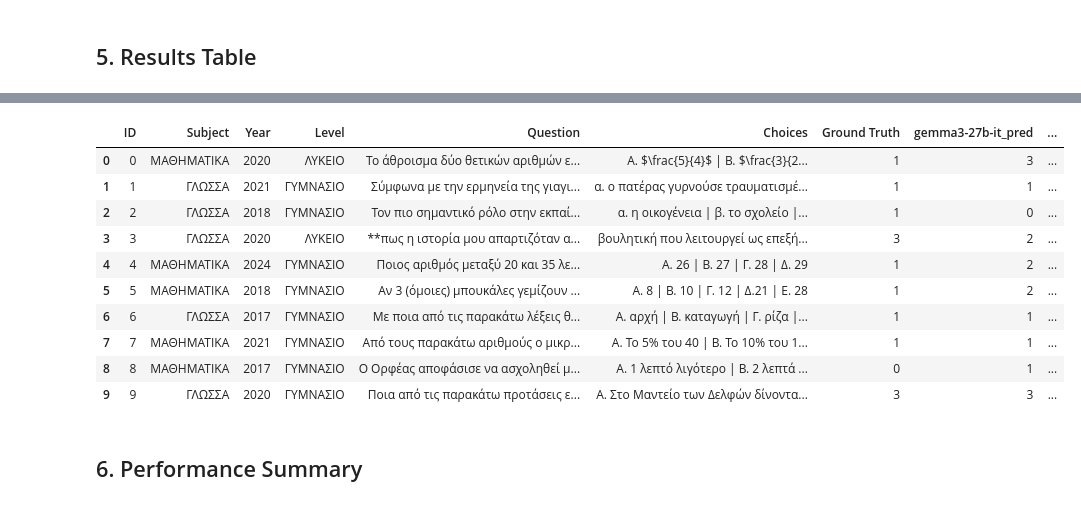
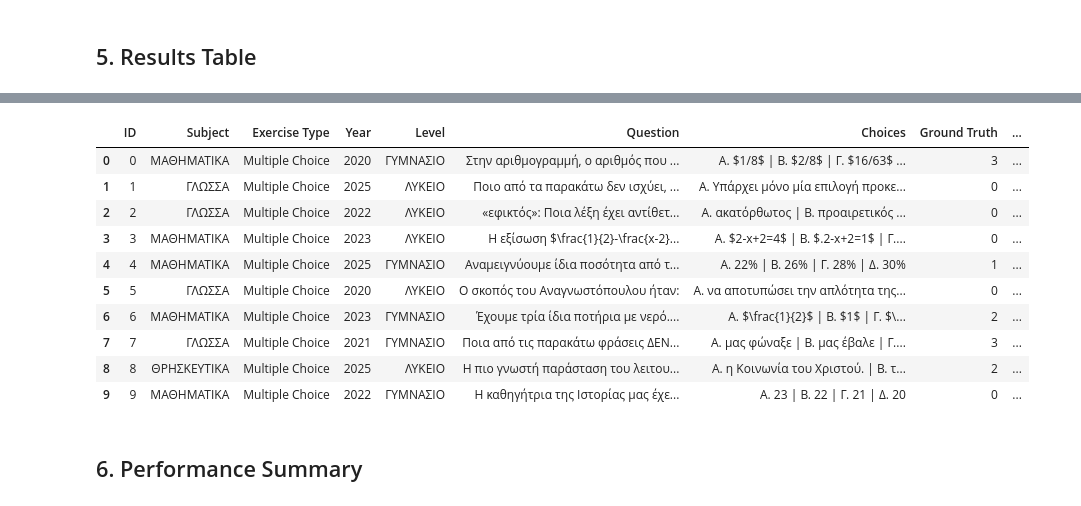
Before and after one commit to PK9811-hub/protipa_exams_dataset, a Jupyter notebook: eval_protipa_exams.ipynb, the cells around one changed output, grey strips where cells are left out. Drawn from its saved outputs; the diff is of its cells as text; code cells hidden in the pictures.

Commit message:
Updated eval_protipa_exams notebook with initial experiments to estimate models' accuracy

```diff
--- a/eval_protipa_exams.ipynb
+++ b/eval_protipa_exams.ipynb
@@ -149,7 +202,7 @@ logger.info("Evaluation task defined successfully.")
 comparison_results = {}
 all_samples = {}
 
-EVAL_LIMIT = 100  # Adjust this to run more/less samples
+EVAL_LIMIT = None  # Adjust this to run more/less samples
 
 for model_name in models_to_test:
     logger.info(f"Starting evaluation for model: {model_name}")
@@ -188,6 +241,7 @@ for model_name in models_to_test:
                     all_samples[i] = {
                         "Question": doc.get('question', 'N/A'),
                         "Subject": doc.get('subject', 'N/A'),
+                        "Exercise Type": doc.get('exercise_type', 'N/A'),
                         "Year": doc.get('year', 'N/A'),
                         "Level": doc.get('school_level', 'N/A'),
                         "Ground Truth": str(doc.get('answer_index', 'N/A')),
@@ -236,6 +293,7 @@ if all_samples:
         row = {
             "ID": idx,
             "Subject": data["Subject"],
+            "Exercise Type": data.get("Exercise Type", "N/A"),
             "Year": data["Year"],
             "Level": data["Level"],
             "Question": data["Question"],
@@ -252,7 +310,9 @@ if all_samples:
     df_results = pd.DataFrame(table_data)
 
     # Save CSV
-    results_file = results_dir / "eval_results_table.csv"
+    #results_file = results_dir / "eval_results_table.csv"
+    results_file = results_dir/ "eval_results_RQ3_closed_types_table.csv"
+    #results_file = results_dir/ "eval_results_RQ1_all_subjects_closed_types_table.csv"
     df_results.to_csv(results_file, index=False, encoding='utf-8-sig')
     logger.info(f"Table saved to: {results_file}")
 
@@ -263,14 +323,14 @@ if all_samples:
-|  | ID | Subject | Year | Level | Question | Choices | Ground Truth | gemma3-27b-it_pred | ... |
-| 0 | 0 | ΜΑΘΗΜΑΤΙΚΑ | 2020 | ΛΥΚΕΙΟ | Το άθροισμα δύο θετικών αριθμών ε... | A. $\frac{5}{4}$ | B. $\frac{3}{2... | 1 | 3 | ... |
-| 1 | 1 | ΓΛΩΣΣΑ | 2021 | ΓΥΜΝΑΣΙΟ | Σύμφωνα με την ερμηνεία της γιαγι... | α. ο πατέρας γυρνούσε τραυματισμέ... | 1 | 1 | ... |
-| 2 | 2 | ΓΛΩΣΣΑ | 2018 | ΓΥΜΝΑΣΙΟ | Τον πιο σημαντικό ρόλο στην εκπαί... | α. η οικογένεια | β. το σχολείο |... | 1 | 0 | ... |
-| 3 | 3 | ΓΛΩΣΣΑ | 2020 | ΛΥΚΕΙΟ | **πως η ιστορία μου απαρτιζόταν α... | βουλητική που λειτουργεί ως επεξή... | 3 | 2 | ... |
-| 4 | 4 | ΜΑΘΗΜΑΤΙΚΑ | 2024 | ΓΥΜΝΑΣΙΟ | Ποιος αριθμός μεταξύ 20 και 35 λε... | A. 26 | B. 27 | Γ. 28 | Δ. 29 | 1 | 2 | ... |
-| 5 | 5 | ΜΑΘΗΜΑΤΙΚΑ | 2018 | ΓΥΜΝΑΣΙΟ | Αν 3 (όμοιες) μπουκάλες γεμίζουν ... | Α. 8 | Β. 10 | Γ. 12 | Δ.21 | Ε. 28 | 1 | 2 | ... |
-| 6 | 6 | ΓΛΩΣΣΑ | 2017 | ΓΥΜΝΑΣΙΟ | Με ποια από τις παρακάτω λέξεις θ... | Α. αρχή | Β. καταγωγή | Γ. ρίζα |... | 1 | 1 | ... |
-| 7 | 7 | ΜΑΘΗΜΑΤΙΚΑ | 2021 | ΓΥΜΝΑΣΙΟ | Από τους παρακάτω αριθμούς ο μικρ... | Α. Το 5% του 40 | Β. Το 10% του 1... | 1 | 1 | ... |
-| 8 | 8 | ΜΑΘΗΜΑΤΙΚΑ | 2017 | ΓΥΜΝΑΣΙΟ | Ο Ορφέας αποφάσισε να ασχοληθεί μ... | Α. 1 λεπτό λιγότερο | Β. 2 λεπτά ... | 0 | 1 | ... |
-| 9 | 9 | ΓΛΩΣΣΑ | 2020 | ΓΥΜΝΑΣΙΟ | Ποια από τις παρακάτω προτάσεις ε... | Α. Στο Μαντείο των Δελφών δίνοντα... | 3 | 3 | ... |
+|  | ID | Subject | Exercise Type | Year | Level | Question | Choices | Ground Truth | ... |
+| 0 | 0 | ΜΑΘΗΜΑΤΙΚΑ | Multiple Choice | 2020 | ΓΥΜΝΑΣΙΟ | Στην αριθμογραμμή, ο αριθμός που ... | A. $1/8$ | B. $2/8$ | Γ. $16/63$ ... | 3 | ... |
+| 1 | 1 | ΓΛΩΣΣΑ | Multiple Choice | 2025 | ΛΥΚΕΙΟ | Ποιο από τα παρακάτω δεν ισχύει, ... | Α. Υπάρχει μόνο μία επιλογή προκε... | 0 | ... |
+| 2 | 2 | ΓΛΩΣΣΑ | Multiple Choice | 2022 | ΛΥΚΕΙΟ | «εφικτός»: Ποια λέξη έχει αντίθετ... | Α. ακατόρθωτος | Β. προαιρετικός ... | 0 | ... |
+| 3 | 3 | ΜΑΘΗΜΑΤΙΚΑ | Multiple Choice | 2023 | ΛΥΚΕΙΟ | Η εξίσωση $\frac{1}{2}-\frac{x-2}... | A. $2-x+2=4$ | B. $.2-x+2=1$ | Γ.... | 0 | ... |
+| 4 | 4 | ΜΑΘΗΜΑΤΙΚΑ | Multiple Choice | 2025 | ΓΥΜΝΑΣΙΟ | Αναμειγνύουμε ίδια ποσότητα από τ... | A. 22% | B. 26% | Γ. 28% | Δ. 30% | 1 | ... |
+| 5 | 5 | ΓΛΩΣΣΑ | Multiple Choice | 2020 | ΛΥΚΕΙΟ | Ο σκοπός του Αναγνωστόπουλου ήταν: | Α. να αποτυπώσει την απλότητα της... | 0 | ... |
+| 6 | 6 | ΜΑΘΗΜΑΤΙΚΑ | Multiple Choice | 2023 | ΓΥΜΝΑΣΙΟ | Έχουμε τρία ίδια ποτήρια με νερό.... | A. $\frac{1}{2}$ | B. $1$ | Γ. $\... | 2 | ... |
+| 7 | 7 | ΓΛΩΣΣΑ | Multiple Choice | 2021 | ΓΥΜΝΑΣΙΟ | Ποια από τις παρακάτω φράσεις ΔΕΝ... | Α. μας φώναξε | Β. μας έβαλε | Γ.... | 3 | ... |
+| 8 | 8 | ΘΡΗΣΚΕΥΤΙΚΑ | Multiple Choice | 2025 | ΛΥΚΕΙΟ | Η πιο γνωστή παράσταση του λειτου... | Α. η Κοινωνία του Χριστού. | Β. τ... | 2 | ... |
+| 9 | 9 | ΜΑΘΗΜΑΤΙΚΑ | Multiple Choice | 2022 | ΓΥΜΝΑΣΙΟ | Η καθηγήτρια της Ιστορίας μας έχε... | A. 23 | B. 22 | Γ. 21 | Δ. 20 | 0 | ... |
 # %% [markdown]
 ## 6. Performance Summary
 # %%
```
Also changed, not shown: parts of 17 cells of this notebook.
